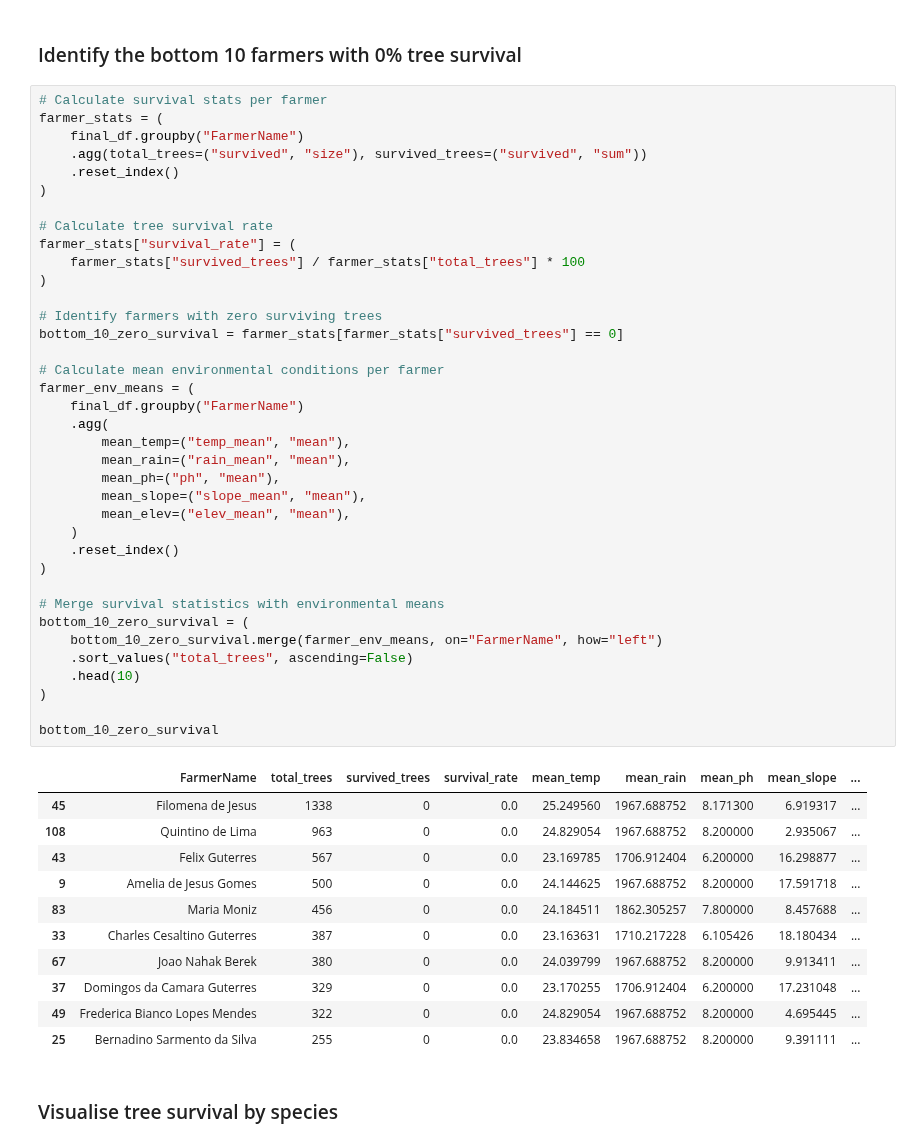
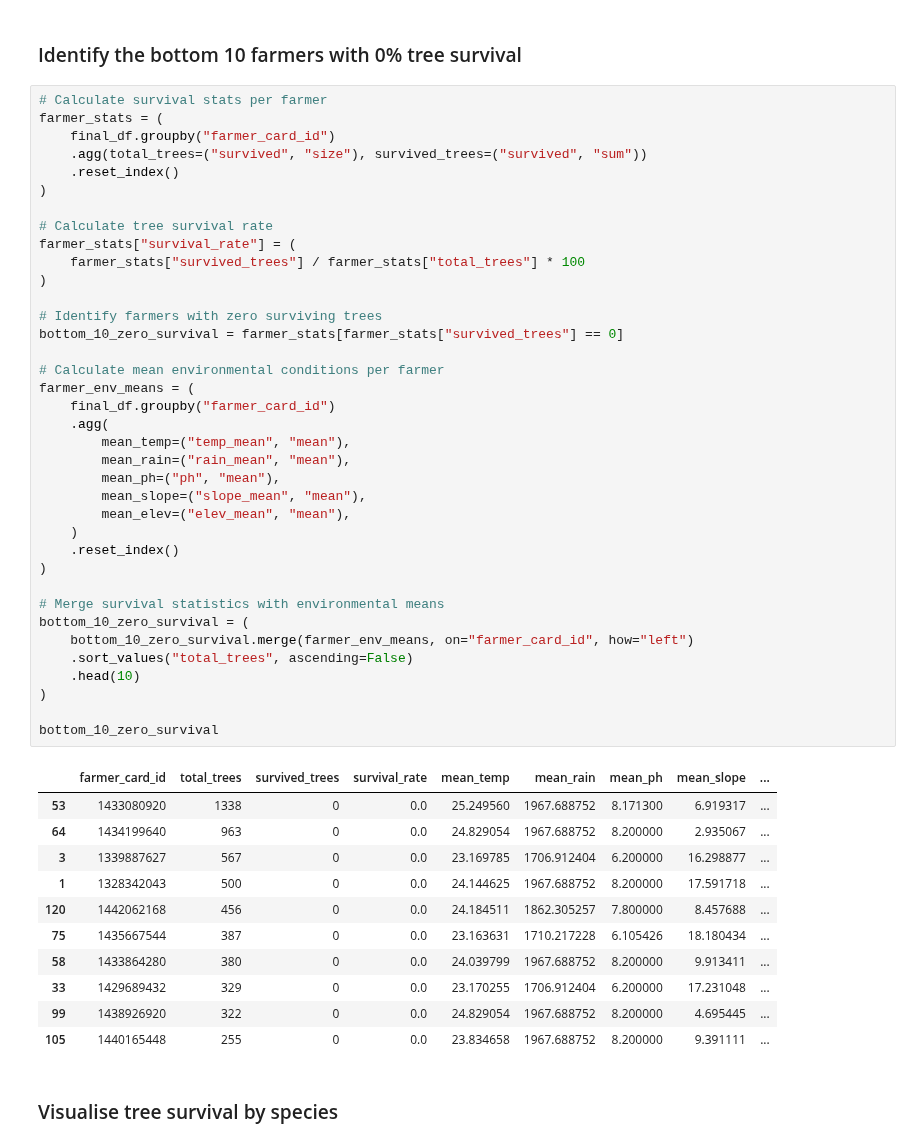
Before and after one commit to Chameleon-company/Planting-Optimisation-Tool, a Jupyter notebook: datascience/tree_survivability/SSE11-Predicting-Tree-Survival-Rates.ipynb, the cells around one changed output. Drawn from its saved outputs; the diff is of its cells as text.

Commit message:
Replace FarmName with farmer_card_id and document file locations in MSTeams

```diff
--- a/datascience/tree_survivability/SSE11-Predicting-Tree-Survival-Rates.ipynb
+++ b/datascience/tree_survivability/SSE11-Predicting-Tree-Survival-Rates.ipynb
@@ -765,52 +769,52 @@ top_10_full_survival
 # %%
 # Calculate survival stats per farmer
 farmer_stats = (
-    final_df.groupby("FarmerName")
+    final_df.groupby("farmer_card_id")
     .agg(total_trees=("survived", "size"), survived_trees=("survived", "sum"))
     .reset_index()
 )
 
 # Calculate tree survival rate
 farmer_stats["survival_rate"] = (
     farmer_stats["survived_trees"] / farmer_stats["total_trees"] * 100
 )
 
 # Identify farmers with zero surviving trees
 bottom_10_zero_survival = farmer_stats[farmer_stats["survived_trees"] == 0]
 
 # Calculate mean environmental conditions per farmer
 farmer_env_means = (
-    final_df.groupby("FarmerName")
+    final_df.groupby("farmer_card_id")
     .agg(
         mean_temp=("temp_mean", "mean"),
         mean_rain=("rain_mean", "mean"),
         mean_ph=("ph", "mean"),
         mean_slope=("slope_mean", "mean"),
         mean_elev=("elev_mean", "mean"),
     )
     .reset_index()
 )
 
 # Merge survival statistics with environmental means
 bottom_10_zero_survival = (
-    bottom_10_zero_survival.merge(farmer_env_means, on="FarmerName", how="left")
+    bottom_10_zero_survival.merge(farmer_env_means, on="farmer_card_id", how="left")
     .sort_values("total_trees", ascending=False)
     .head(10)
 )
 
 bottom_10_zero_survival
 # %% [output]
-|  | FarmerName | total_trees | survived_trees | survival_rate | mean_temp | mean_rain | mean_ph | mean_slope | ... |
-| 45 | Filomena de Jesus | 1338 | 0 | 0.0 | 25.249560 | 1967.688752 | 8.171300 | 6.919317 | ... |
-| 108 | Quintino de Lima | 963 | 0 | 0.0 | 24.829054 | 1967.688752 | 8.200000 | 2.935067 | ... |
-| 43 | Felix Guterres | 567 | 0 | 0.0 | 23.169785 | 1706.912404 | 6.200000 | 16.298877 | ... |
-| 9 | Amelia de Jesus Gomes | 500 | 0 | 0.0 | 24.144625 | 1967.688752 | 8.200000 | 17.591718 | ... |
-| 83 | Maria Moniz | 456 | 0 | 0.0 | 24.184511 | 1862.305257 | 7.800000 | 8.457688 | ... |
-| 33 | Charles Cesaltino Guterres | 387 | 0 | 0.0 | 23.163631 | 1710.217228 | 6.105426 | 18.180434 | ... |
-| 67 | Joao Nahak Berek | 380 | 0 | 0.0 | 24.039799 | 1967.688752 | 8.200000 | 9.913411 | ... |
-| 37 | Domingos da Camara Guterres | 329 | 0 | 0.0 | 23.170255 | 1706.912404 | 6.200000 | 17.231048 | ... |
-| 49 | Frederica Bianco Lopes Mendes | 322 | 0 | 0.0 | 24.829054 | 1967.688752 | 8.200000 | 4.695445 | ... |
-| 25 | Bernadino Sarmento da Silva | 255 | 0 | 0.0 | 23.834658 | 1967.688752 | 8.200000 | 9.391111 | ... |
+|  | farmer_card_id | total_trees | survived_trees | survival_rate | mean_temp | mean_rain | mean_ph | mean_slope | ... |
+| 53 | 1433080920 | 1338 | 0 | 0.0 | 25.249560 | 1967.688752 | 8.171300 | 6.919317 | ... |
+| 64 | 1434199640 | 963 | 0 | 0.0 | 24.829054 | 1967.688752 | 8.200000 | 2.935067 | ... |
+| 3 | 1339887627 | 567 | 0 | 0.0 | 23.169785 | 1706.912404 | 6.200000 | 16.298877 | ... |
+| 1 | 1328342043 | 500 | 0 | 0.0 | 24.144625 | 1967.688752 | 8.200000 | 17.591718 | ... |
+| 120 | 1442062168 | 456 | 0 | 0.0 | 24.184511 | 1862.305257 | 7.800000 | 8.457688 | ... |
+| 75 | 1435667544 | 387 | 0 | 0.0 | 23.163631 | 1710.217228 | 6.105426 | 18.180434 | ... |
+| 58 | 1433864280 | 380 | 0 | 0.0 | 24.039799 | 1967.688752 | 8.200000 | 9.913411 | ... |
+| 33 | 1429689432 | 329 | 0 | 0.0 | 23.170255 | 1706.912404 | 6.200000 | 17.231048 | ... |
+| 99 | 1438926920 | 322 | 0 | 0.0 | 24.829054 | 1967.688752 | 8.200000 | 4.695445 | ... |
+| 105 | 1440165448 | 255 | 0 | 0.0 | 23.834658 | 1967.688752 | 8.200000 | 9.391111 | ... |
 # %% [markdown]
 ### Visualise tree survival by species
 # %%
```
Also changed, not shown: parts of 5 cells of this notebook.
